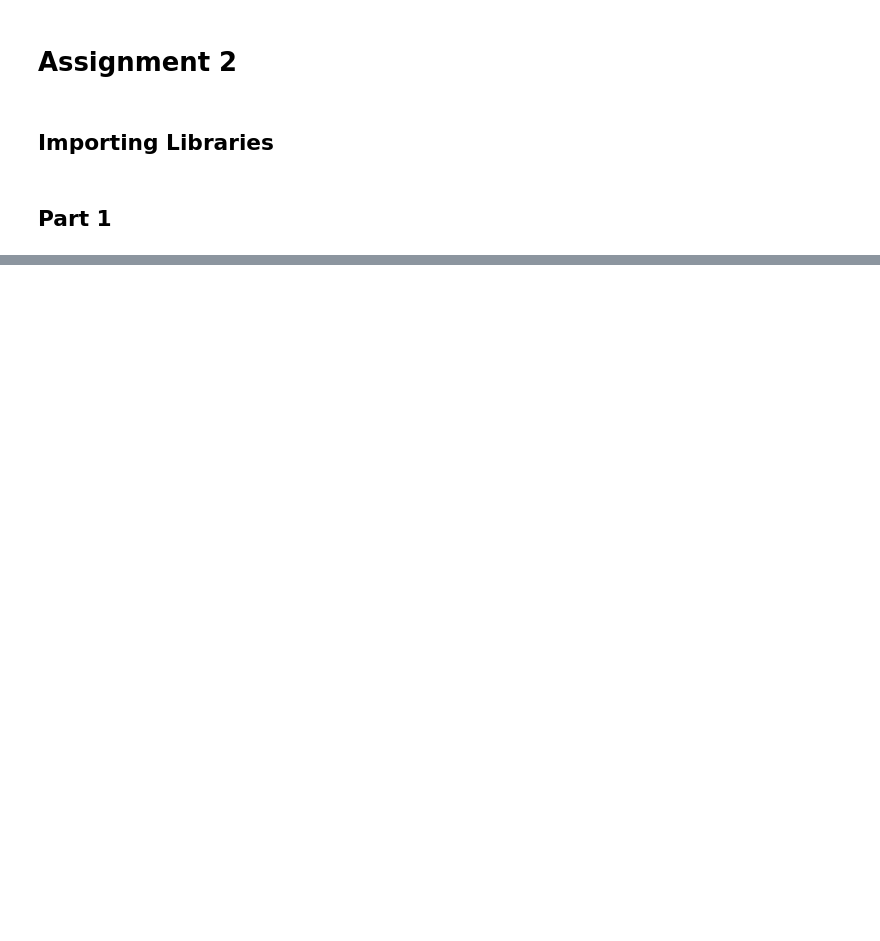
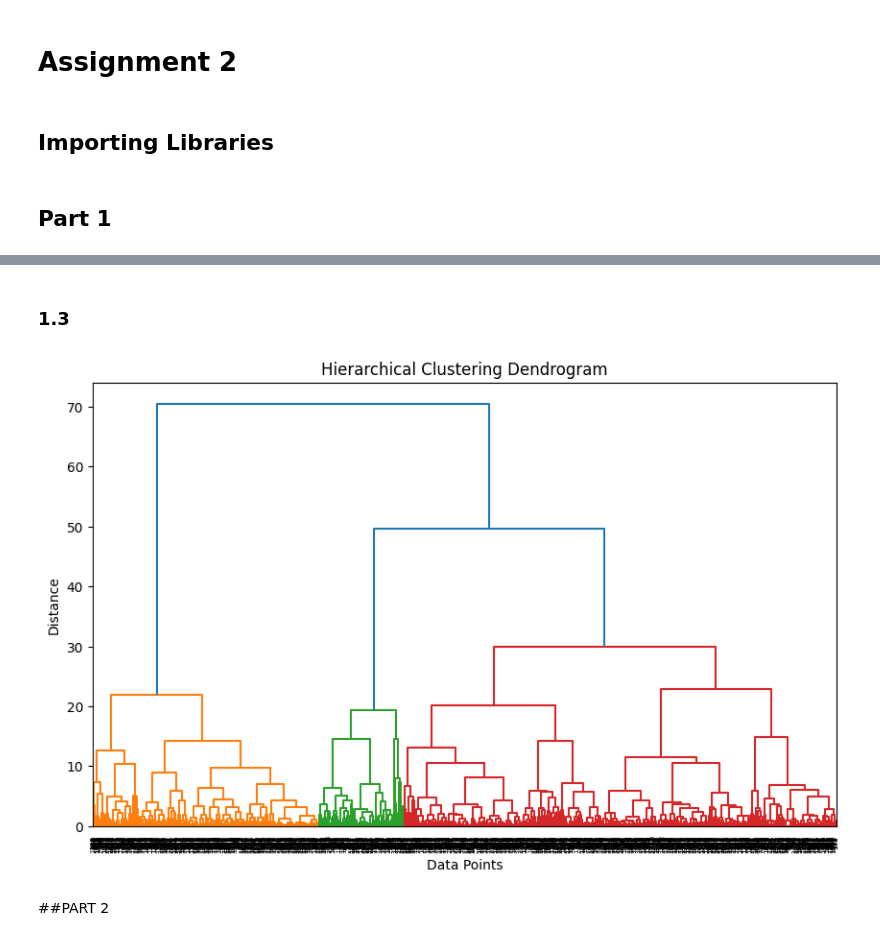
Before and after one commit to ilyamashkov11/comp309, a Jupyter notebook: assignment2/data/assignment2.ipynb, the cells around one changed output, grey strips where cells are left out. Drawn from its saved outputs; the diff is of its cells as text; code cells hidden in the pictures; blank space fills up the shorter version.

```diff
--- a/assignment2/data/assignment2.ipynb
+++ b/assignment2/data/assignment2.ipynb
@@ -82,0 +117,24 @@ TotalBsmtSF: 0.6136
+# %% [markdown]
+### 1.3
+# %%
+numerical_features = ["OverallQual", "GrLivArea", "GarageCars", "GarageArea", "TotalBsmtSF"]
+X = data[numerical_features]
+
+X = X.fillna(0)  # Replace with appropriate handling of missing values
+scaler = StandardScaler()
+X_scaled = scaler.fit_transform(X)
+
+# Calculate linkage matrix
+linkage_matrix = linkage(X_scaled, method='ward')
+
+# Plot the dendrogram
+plt.figure(figsize=(10, 6))
+dendrogram(linkage_matrix)
+plt.title('Hierarchical Clustering Dendrogram')
+plt.xlabel('Data Points')
+plt.ylabel('Distance')
+plt.show()
+# %% [output]
+[figure, added]
+# %% [markdown]
+##PART 2
```
Also changed, not shown: parts of 2 cells of this notebook, 4 other files.
